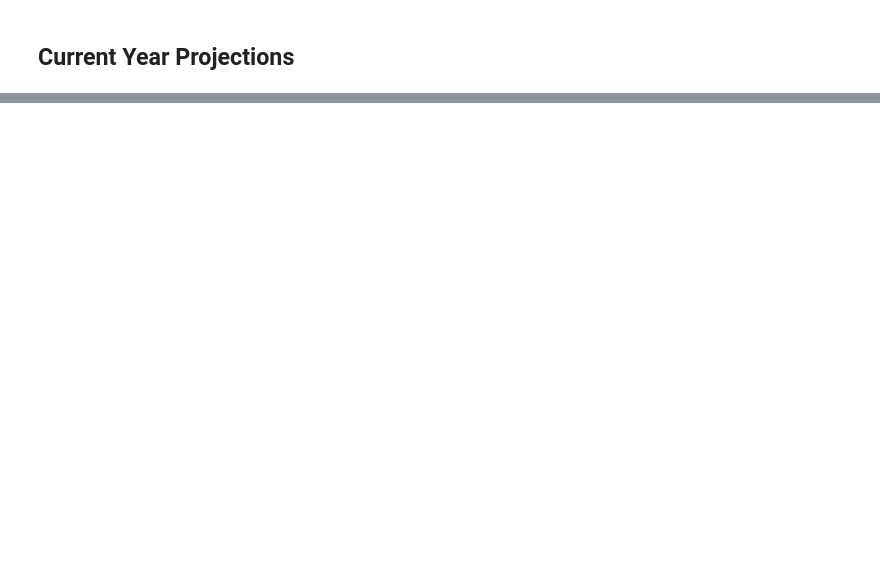
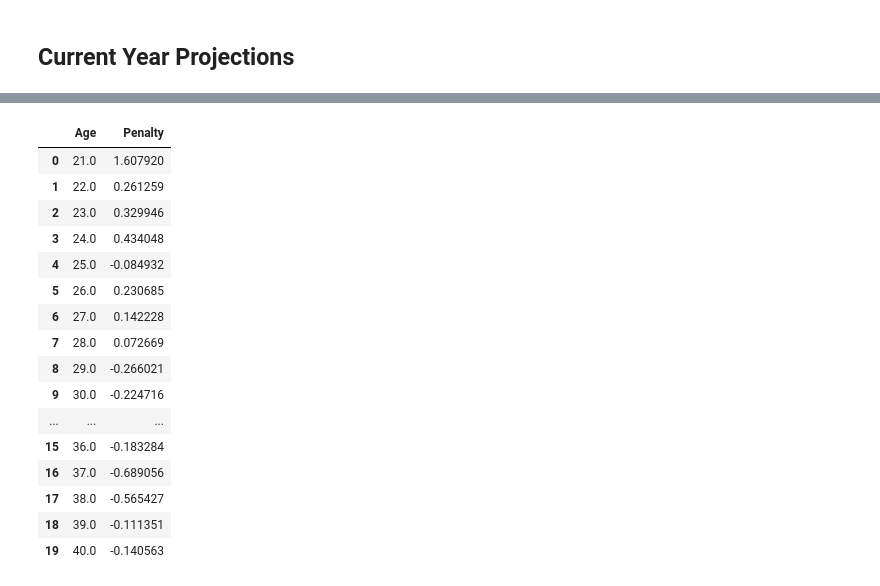
Before and after one commit to emsloate/NFLProjections, a Jupyter notebook: Projection_Model.ipynb, the cells around one changed output, grey strips where cells are left out. Cells and saved outputs as stored; diff of their text form; code cells hidden in the pictures; blank space fills up the shorter version.

```diff
--- a/Projection_Model.ipynb
+++ b/Projection_Model.ipynb
@@ -212,24 +250,32 @@ def delta_model(position):
     last year to avoid  survivorship bias
     Takes in position group as parameter, returns Series with aging curve penalty for year t to t+1'''
 
-    if position == "RB":
-        df = rb_stats
-        df = df[~pd.isnull(df['DYAR_t+1'])]
+    if position == "RB_rush":
+        df = rb_stats_rush
+        df = df[pd.isnull(df['DYAR_t+1'])]
         df['DYAR_diff'] = (df['DYAR_t+1'] - df['DYAR']) / ((df['Rushes'] + df['Rushes_t+1'])/2)
+    elif position == "RB_rec":
+        df = rb_stats_rec
+        df = df[pd.isnull(df['DYAR_t+1'])]
+        df['DYAR_diff'] = (df['DYAR_t+1'] - df['DYAR']) / ((df['Targets'] + df['Targets_t+1'])/2)
     elif position == "QB":
         df = qb_stats
-        df = df[~pd.isnull(df['DYAR_t+1'])]
+        df = df[pd.isnull(df['DYAR_t+1'])]
         df['DYAR_diff'] = (df['DYAR_t+1'] - df['DYAR']) / ((df['Passes'] + df['Passes_t+1'])/2)
     elif position == "WR":
         df = wr_stats
-        df = df[~pd.isnull(df['DYAR_t+1'])]
-        df['DYAR_diff'] = (df['DYAR_t+1'] - df['DYAR']) / ((df['Passes_To'] + df['Passes_To_t+1'])/2)
+        df = df[pd.isnull(df['DYAR_t+1'])]
+        df['DYAR_diff'] = (df['DYAR_t+1'] - df['DYAR']) / ((df['Targets'] + df['Targets_t+1'])/2)
     elif position == "TE":
         df = te_stats
-        df = df[~pd.isnull(df['DYAR_t+1'])]
-        df['DYAR_diff'] = (df['DYAR_t+1'] - df['DYAR']) / ((df['Passes_To'] + df['Passes_To_t+1'])/2)
+        df = df[pd.isnull(df['DYAR_t+1'])]
+        df['DYAR_diff'] = (df['DYAR_t+1'] - df['DYAR']) / ((df['Targets'] + df['Targets_t+1'])/2)
 
-    aging_penalties = df.groupby(pd.cut(df['Age'],np.arange(22,35,1))).mean()['DYAR_diff']
+    if position == 'QB':
+        aging_penalties = df.groupby(pd.cut(df['Age'],np.arange(20,41,1))).mean()['DYAR_diff']
+    else:
+        aging_penalties = df.groupby(pd.cut(df['Age'],np.arange(20,35,1))).mean()['DYAR_diff']
+
     return aging_penalties
 # %%
 # Graph of RB,QB,WR,TE Aging curve from year t to year t+1
@@ -708,0 +858,20 @@ print(te_current_projs[['Player','EEYds']].sort_values('EEYds',ascending = False
+# %%
+qb_pens
+# %% [output]
+|  | Age | Penalty |
+| 0 | 21.0 | 1.607920 |
+| 1 | 22.0 | 0.261259 |
+| 2 | 23.0 | 0.329946 |
+| 3 | 24.0 | 0.434048 |
+| 4 | 25.0 | -0.084932 |
+| 5 | 26.0 | 0.230685 |
+| 6 | 27.0 | 0.142228 |
+| 7 | 28.0 | 0.072669 |
+| 8 | 29.0 | -0.266021 |
+| 9 | 30.0 | -0.224716 |
+| ... | ... | ... |
+| 15 | 36.0 | -0.183284 |
+| 16 | 37.0 | -0.689056 |
+| 17 | 38.0 | -0.565427 |
+| 18 | 39.0 | -0.111351 |
+| 19 | 40.0 | -0.140563 |
```
Also changed, not shown: parts of 23 cells of this notebook, 10 other files.
